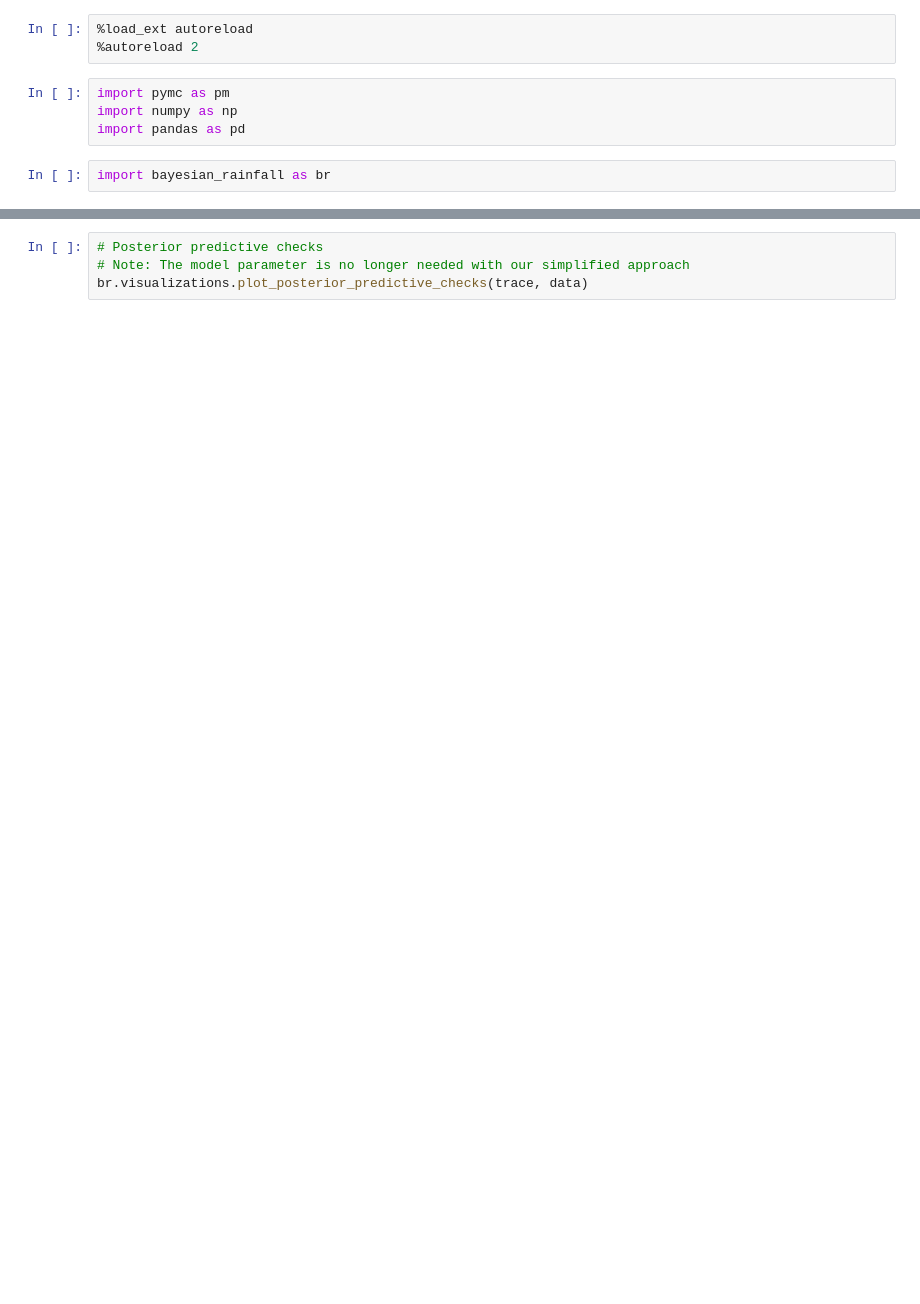
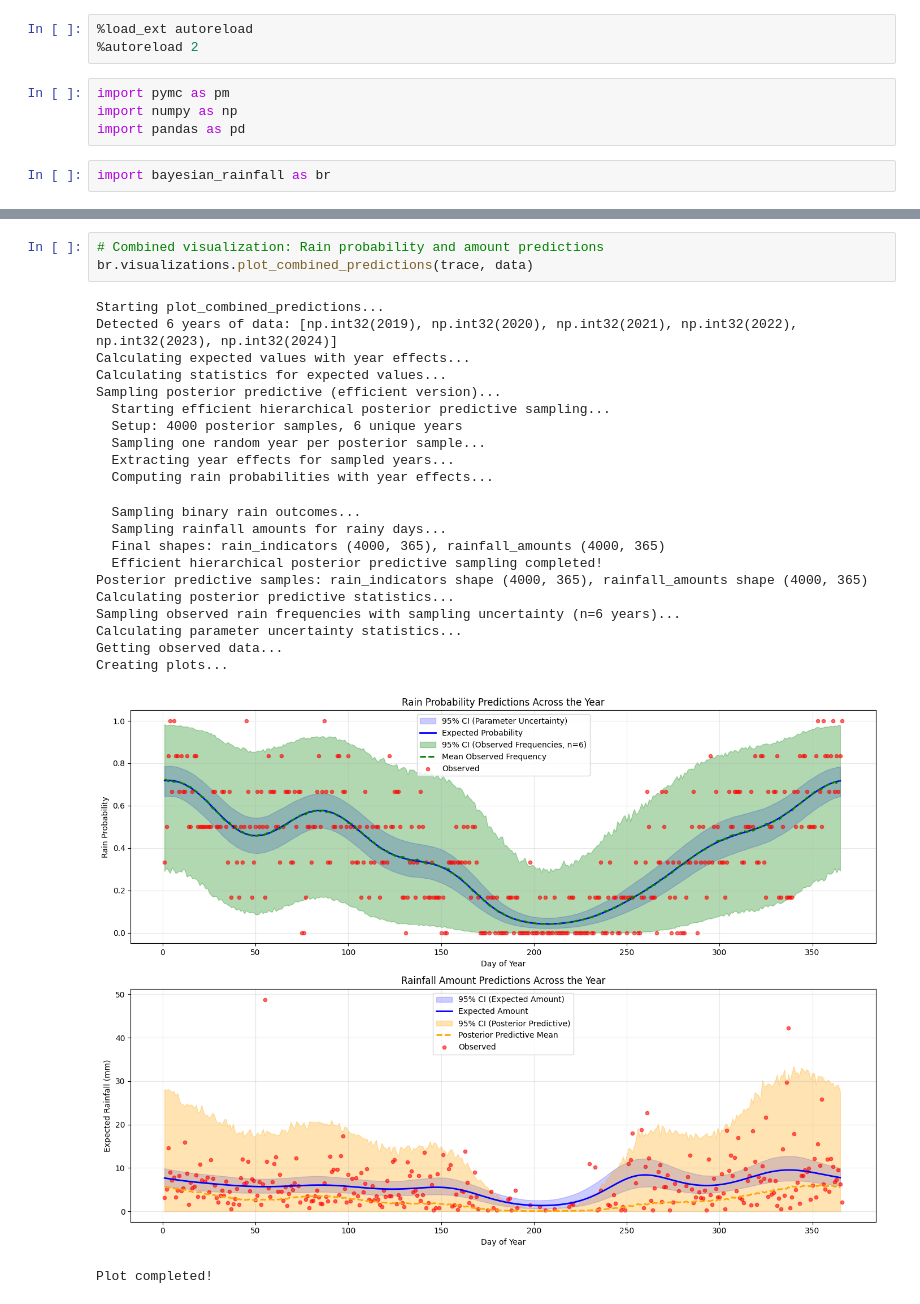
Before and after one commit to OliverEvans96/bayesian-rainfall, a Jupyter notebook: notebooks/Bayesian Rainfall.ipynb, the cells around one changed output, grey strips where cells are left out. Cells and saved outputs as stored; diff of their text form; blank space fills up the shorter version.

```diff
--- a/notebooks/Bayesian Rainfall.ipynb
+++ b/notebooks/Bayesian Rainfall.ipynb
@@ -79,5 +328,27 @@ br.visualizations.plot_combined_predictions(trace, data)
 # %%
-# Posterior predictive checks
-# Note: The model parameter is no longer needed with our simplified approach
-br.visualizations.plot_posterior_predictive_checks(trace, data)
+# Combined visualization: Rain probability and amount predictions
+br.visualizations.plot_combined_predictions(trace, data)
+# %% [output]
+Starting plot_combined_predictions...
+Detected 6 years of data: [np.int32(2019), np.int32(2020), np.int32(2021), np.int32(2022), np.int32(2023), np.int32(2024)]
+Calculating expected values with year effects...
+Calculating statistics for expected values...
+Sampling posterior predictive (efficient version)...
+  Starting efficient hierarchical posterior predictive sampling...
+  Setup: 4000 posterior samples, 6 unique years
+  Sampling one random year per posterior sample...
+  Extracting year effects for sampled years...
+  Computing rain probabilities with year effects...
+  Sampling binary rain outcomes...
+  Sampling rainfall amounts for rainy days...
+  Final shapes: rain_indicators (4000, 365), rainfall_amounts (4000, 365)
+  Efficient hierarchical posterior predictive sampling completed!
+Posterior predictive samples: rain_indicators shape (4000, 365), rainfall_amounts shape (4000, 365)
+Calculating posterior predictive statistics...
+Sampling observed rain frequencies with sampling uncertainty (n=6 years)...
+Calculating parameter uncertainty statistics...
+Getting observed data...
+Creating plots...
+[figure, added]
+Plot completed!
 # %%
```
Also changed, not shown: parts of 31 cells of this notebook, 6 other files.
